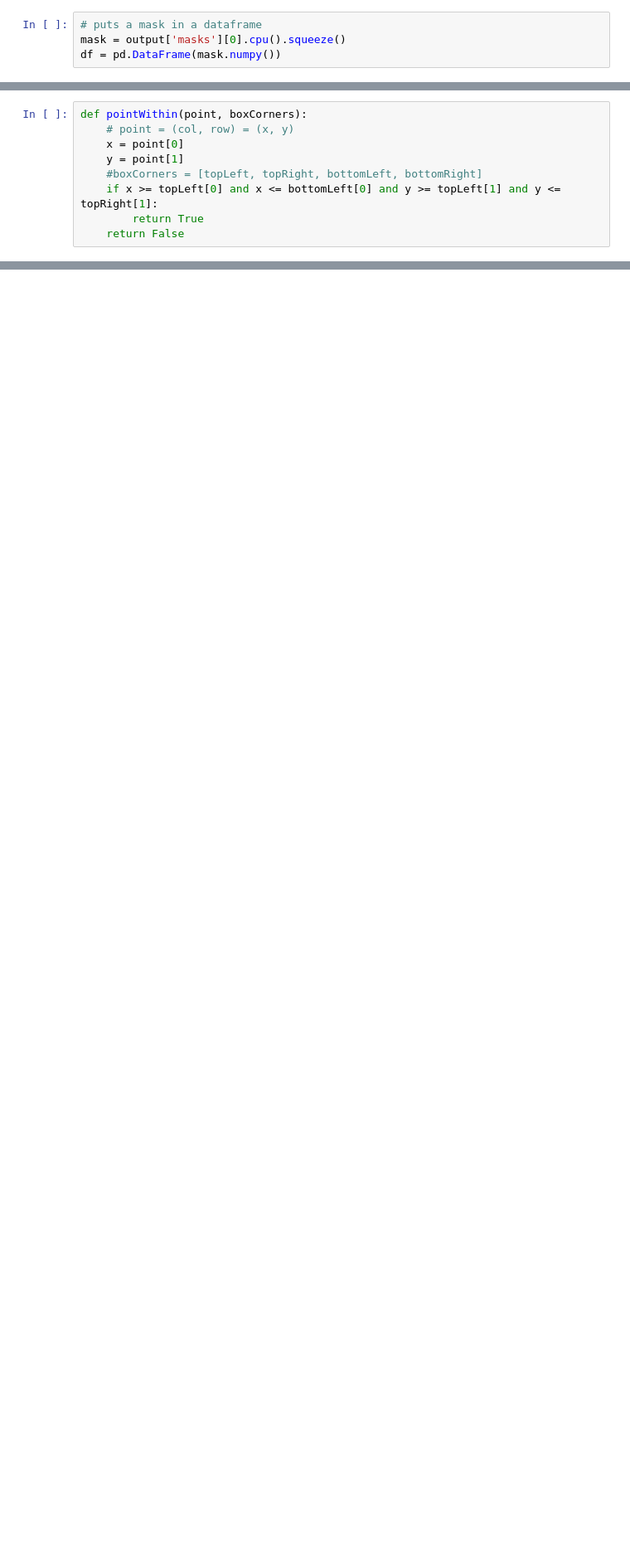
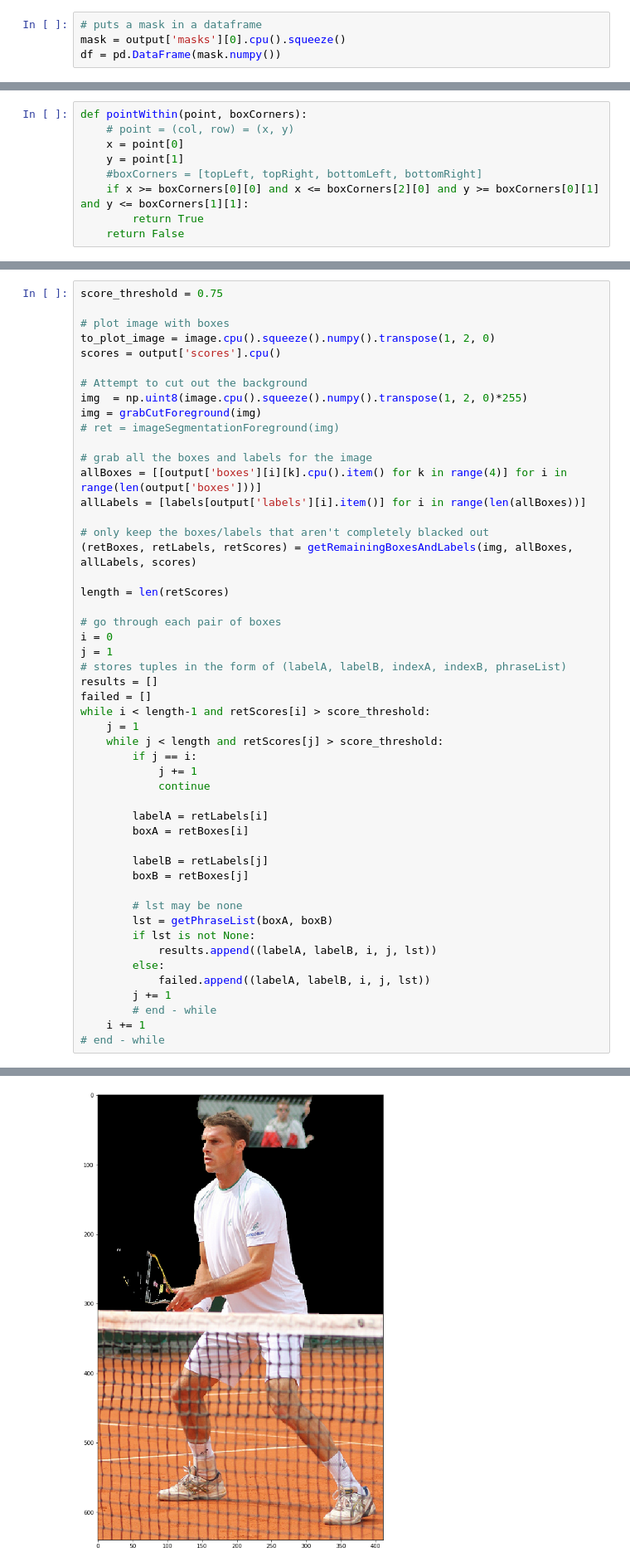
Before and after one commit to hstrohm/ImageSummarization, a Jupyter notebook: maskrcnn.ipynb, the cells around one changed output, grey strips where cells are left out. Shown at 83% size. Drawn from its saved outputs; the diff is of its cells as text; blank space fills up the shorter version.

Commit message:
Finished determining spatial relationships between boxes.

```diff
--- a/maskrcnn.ipynb
+++ b/maskrcnn.ipynb
@@ -265,7 +306,7 @@ def pointWithin(point, boxCorners):
     x = point[0]
     y = point[1]
     #boxCorners = [topLeft, topRight, bottomLeft, bottomRight]
-    if x >= topLeft[0] and x <= bottomLeft[0] and y >= topLeft[1] and y <= topRight[1]:
+    if x >= boxCorners[0][0] and x <= boxCorners[2][0] and y >= boxCorners[0][1] and y <= boxCorners[1][1]:
         return True
     return False
 # %%
@@ -312,0 +395,51 @@ def getBoxProximity(boxes):
+# %%
+score_threshold = 0.75
+
+# plot image with boxes
+to_plot_image = image.cpu().squeeze().numpy().transpose(1, 2, 0)
+scores = output['scores'].cpu()
+
+# Attempt to cut out the background
+img  = np.uint8(image.cpu().squeeze().numpy().transpose(1, 2, 0)*255)
+img = grabCutForeground(img)
+# ret = imageSegmentationForeground(img)
+
+# grab all the boxes and labels for the image
+allBoxes = [[output['boxes'][i][k].cpu().item() for k in range(4)] for i in range(len(output['boxes']))]
+allLabels = [labels[output['labels'][i].item()] for i in range(len(allBoxes))]
+
+# only keep the boxes/labels that aren't completely blacked out
+(retBoxes, retLabels, retScores) = getRemainingBoxesAndLabels(img, allBoxes, allLabels, scores)
+
+length = len(retScores)
+
+# go through each pair of boxes
+i = 0
+j = 1
+# stores tuples in the form of (labelA, labelB, indexA, indexB, phraseList)
+results = []
+failed = []
+while i < length-1 and retScores[i] > score_threshold:
+    j = 1
+    while j < length and retScores[j] > score_threshold:
+        if j == i:
+            j += 1
+            continue
+
+        labelA = retLabels[i]
+        boxA = retBoxes[i]
+
+        labelB = retLabels[j]
+        boxB = retBoxes[j]
+
+        # lst may be none
+        lst = getPhraseList(boxA, boxB)
+        if lst is not None:
+            results.append((labelA, labelB, i, j, lst))
+        else:
+            failed.append((labelA, labelB, i, j, lst))
+        j += 1
+        # end - while
+    i += 1
+# end - while
+# %% [output]
@@ -312,0 +447 @@ def getBoxProximity(boxes):
+[figure, added]
```
Also changed, not shown: parts of 9 cells of this notebook.
